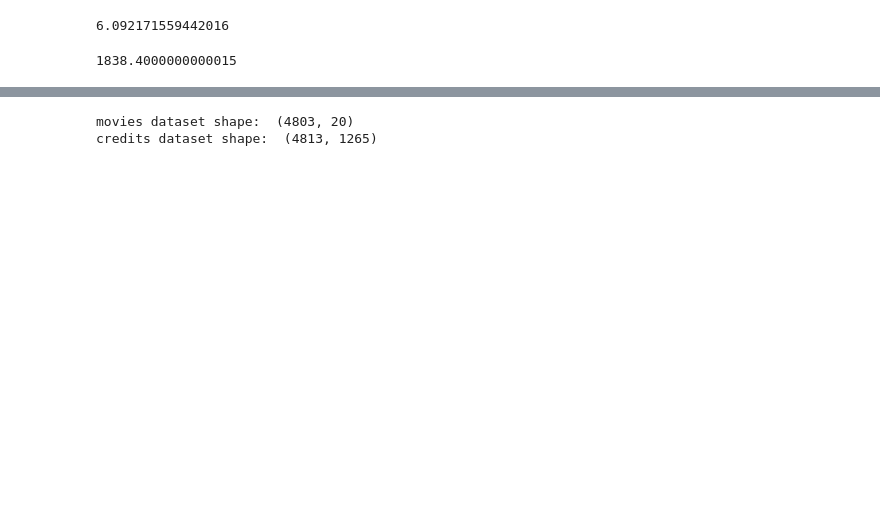
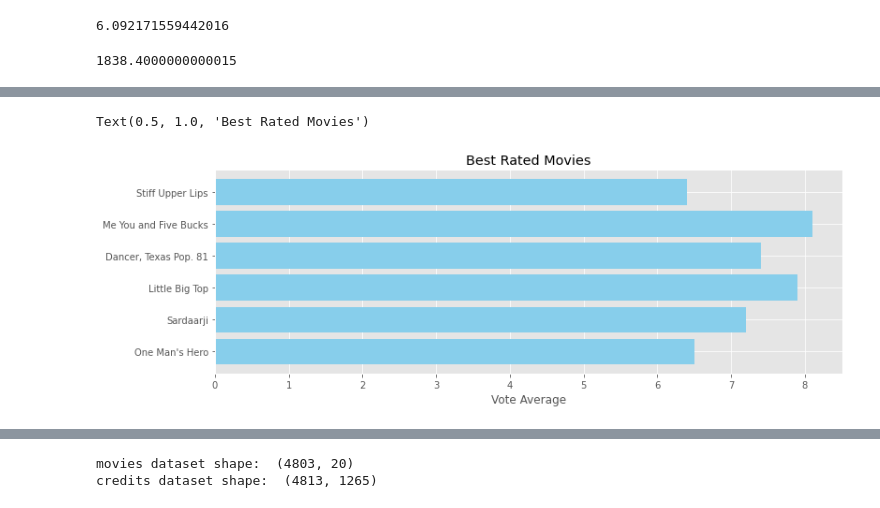
Before and after one commit to santiagoAlvz/MovieRecommendation, a Jupyter notebook: Movie_Recommendation_System.ipynb, the cells around one changed output, grey strips where cells are left out. Drawn from its saved outputs; the diff is of its cells as text; code cells hidden in the pictures; blank space fills up the shorter version.

```diff
--- a/Movie_Recommendation_System.ipynb
+++ b/Movie_Recommendation_System.ipynb
@@ -31,0 +56,12 @@ m
+# %%
+best_rated = movies.sort_values('vote_average', ascending=False)
+plt.figure(figsize=(12,4))
+
+plt.barh(best_rated['title'].head(6),pop['vote_average'].head(6), align='center',
+        color='skyblue')
+plt.gca().invert_yaxis()
+plt.xlabel("Vote Average")
+plt.title("Best Rated Movies")
+# %% [output]
+Text(0.5, 1.0, 'Best Rated Movies')
+[figure, added]
```
Also changed, not shown: parts of 7 cells of this notebook, 1 other file.
